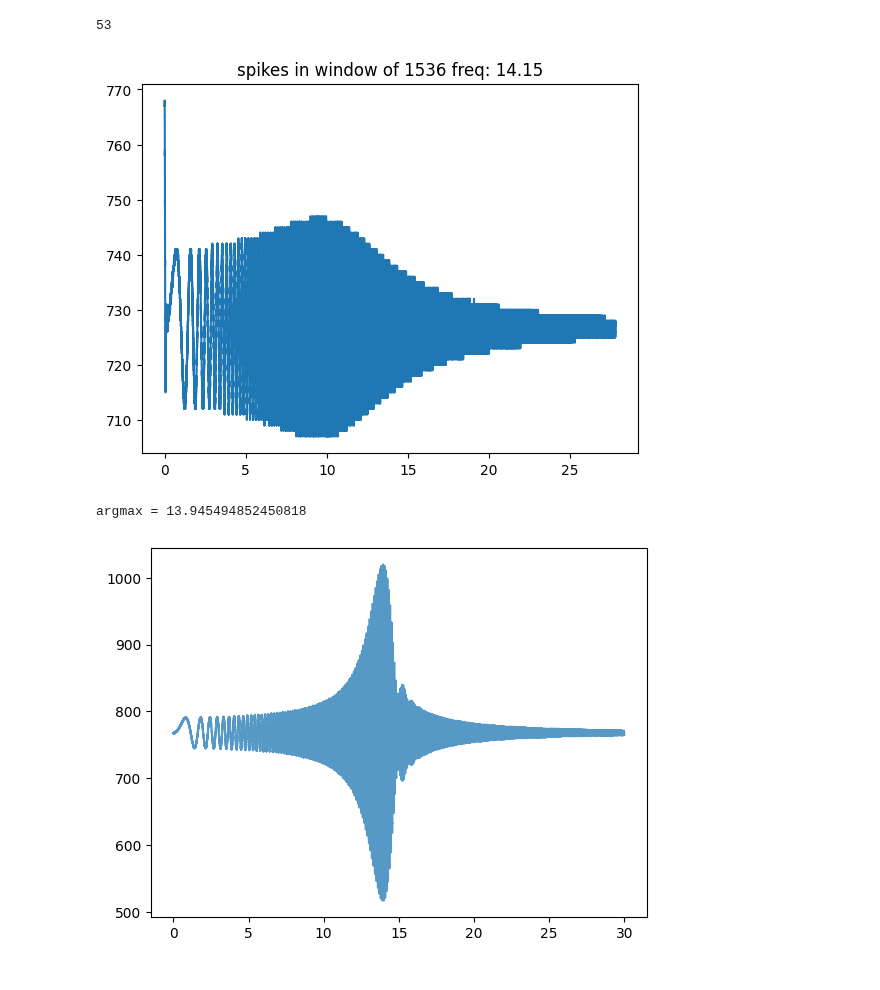
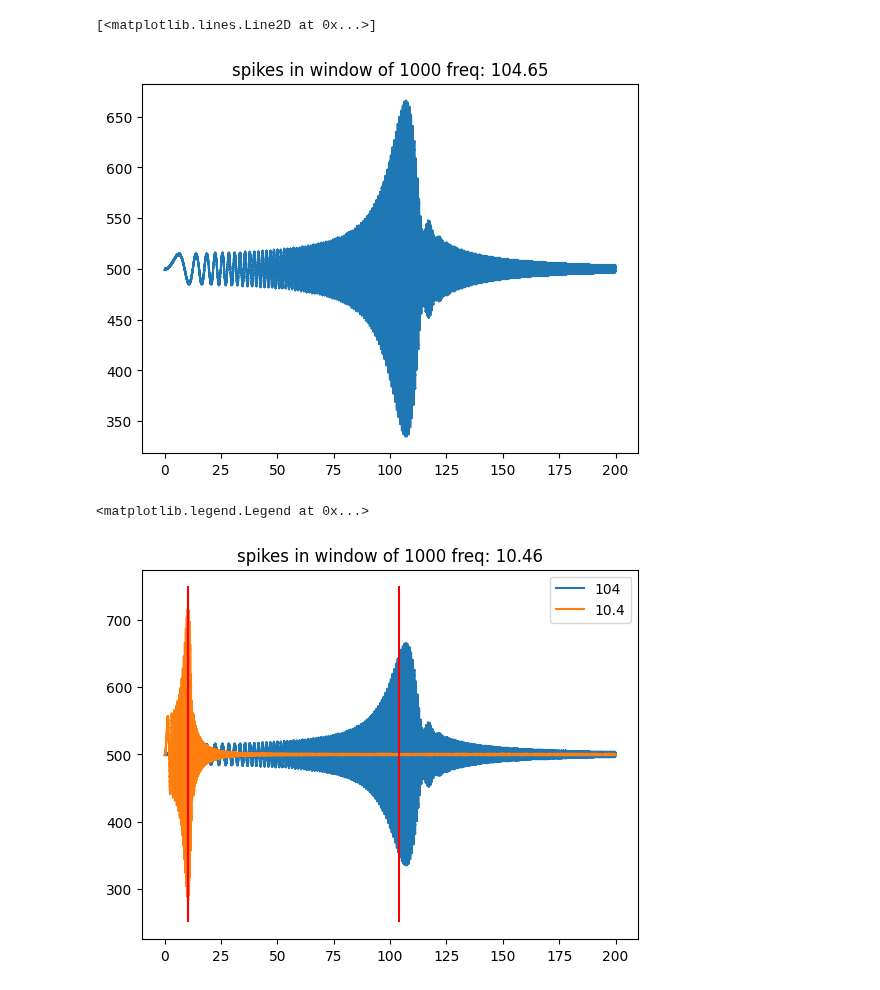
Before and after one commit to yakir4123/SNN-SCTN, a Jupyter notebook: notebooks/optuna_look_4_phase_shift.ipynb, the cells around one changed output. Drawn from its saved outputs; the diff is of its cells as text; code cells hidden in the pictures.

Commit message:
WIP: changes graphs output for fft paper.

```diff
--- a/notebooks/optuna_look_4_phase_shift.ipynb
+++ b/notebooks/optuna_look_4_phase_shift.ipynb
@@ -322,22 +456,27 @@ x[np.argmax(y_spikes)]
 from snn.resonator import lp_by_lf, freq_of_resonator
 
 start_freq = 0
+clk_freq = 1536000
 
 params = {
     'theta_input': -1,
-    'theta': -5,
+    'theta1': -5,
+    'theta2': -5,
+    'theta3': -5,
     'weight_input': 11,
     'weight_feedback': 9,
-    'weight': 10,
+    'weight1': 10,
+    'weight2': 10,
+    'weight3': 10,
 }
-freq0 = 13.9
+freq0 = 104
 lf = 5
 
-spectrum = 2 * freq0
+spectrum = 200
 resonator = resonator_from_optuna(freq0, **params, lf_lp_option=lf, clk_freq=clk_freq)
 resonator.log_out_spikes(-1)
 
-step = 1 / clk_freq
+step = 1 / 20000
 test_size = int(spectrum / step)
 test_resonator_on_chirp(
     resonator,
@@ -351,7 +490,7 @@ spikes_neuron = resonator.neurons[-1]
 y_events = spikes_neuron.out_spikes()
 y_spikes = np.zeros(test_size)
 y_spikes[y_events] = 1
-spikes_window_size = clk_freq//100
+spikes_window_size = 1000#clk_freq//100
 y_spikes = np.convolve(y_spikes, np.ones(spikes_window_size, dtype=int), 'valid')
 x = np.linspace(start_freq, start_freq+spectrum, len(y_spikes))
 
@@ -359,39 +498,56 @@ best_lp = lp_by_lf(lf, freq0, clk_freq)
 f_resonator = freq_of_resonator(clk_freq, lf, best_lp)
 plt.title(f'spikes in window of {spikes_window_size} freq: {f_resonator:.2f}')
 plt.plot(x, y_spikes)
-plt.show()
 # %% [output]
-53
+[<matplotlib.lines.Line2D at 0x...>]
-[figure, old version]
+[figure, new version]
 # %%
-from snn.resonator import create_base_resonator
+plt.plot(x, y_spikes, label=f'{freq0}')
 
-spectrum = 30
+start_freq = 0
 clk_freq = 153600
-spikes_window_size = clk_freq//100      # 10ms window
-step = 1 / (clk_freq)
-freq = 10.4
-# resonator = create_excitatory_inhibitory_resonator(freq, clk_freq)
-resonator = create_base_resonator(freq, clk_freq)
+params = {
+    'theta_input': -8,
+    'theta1': -6,
+    'theta2': -6,
+    'theta3': -6,
+    'weight_input': 20,
+    'weight_feedback': 4,
+    'weight1': 12,
+    'weight2': 12,
+    'weight3': 12,
+}
+freq0 = 10.4
+lf = 5
+
+spectrum = 200
+resonator = resonator_from_optuna(freq0, **params, lf_lp_option=lf, clk_freq=clk_freq)
 resonator.log_out_spikes(-1)
 
+step = 1 / 40000
 test_size = int(spectrum / step)
 test_resonator_on_chirp(
     resonator,
-    start_freq=0,
+    start_freq=start_freq,
+    step=step,
     test_size=test_size,
-    clk_freq=clk_freq,
+    clk_freq=clk_freq
 )
 
 spikes_neuron = resonator.neurons[-1]
 y_events = spikes_neuron.out_spikes()
 y_spikes = np.zeros(test_size)
 y_spikes[y_events] = 1
 y_spikes = np.convolve(y_spikes, np.ones(spikes_window_size, dtype=int), 'valid')
-x = np.linspace(0, spectrum, len(y_spikes))
-plt.plot(x, y_spikes, alpha=.75)
-print(f'argmax = {x[np.argmax(y_spikes)]}')
-plt.show()
+x = np.linspace(start_freq, start_freq+spectrum, len(y_spikes))
+
+best_lp = lp_by_lf(lf, freq0, clk_freq)
+f_resonator = freq_of_resonator(clk_freq, lf, best_lp)
+plt.title(f'spikes in window of {spikes_window_size} freq: {f_resonator:.2f}')
+plt.plot(x, y_spikes, label=f'{freq0}')
+plt.vlines(10.4, 250, 750, colors='r')
+plt.vlines(104, 250, 750, colors='r')
+plt.legend()
 # %% [output]
-argmax = 13.945494852450818
+<matplotlib.legend.Legend at 0x...>
-[figure, old version]
+[figure, new version]
```
Also changed, not shown: parts of 13 cells of this notebook, 1 other file.
